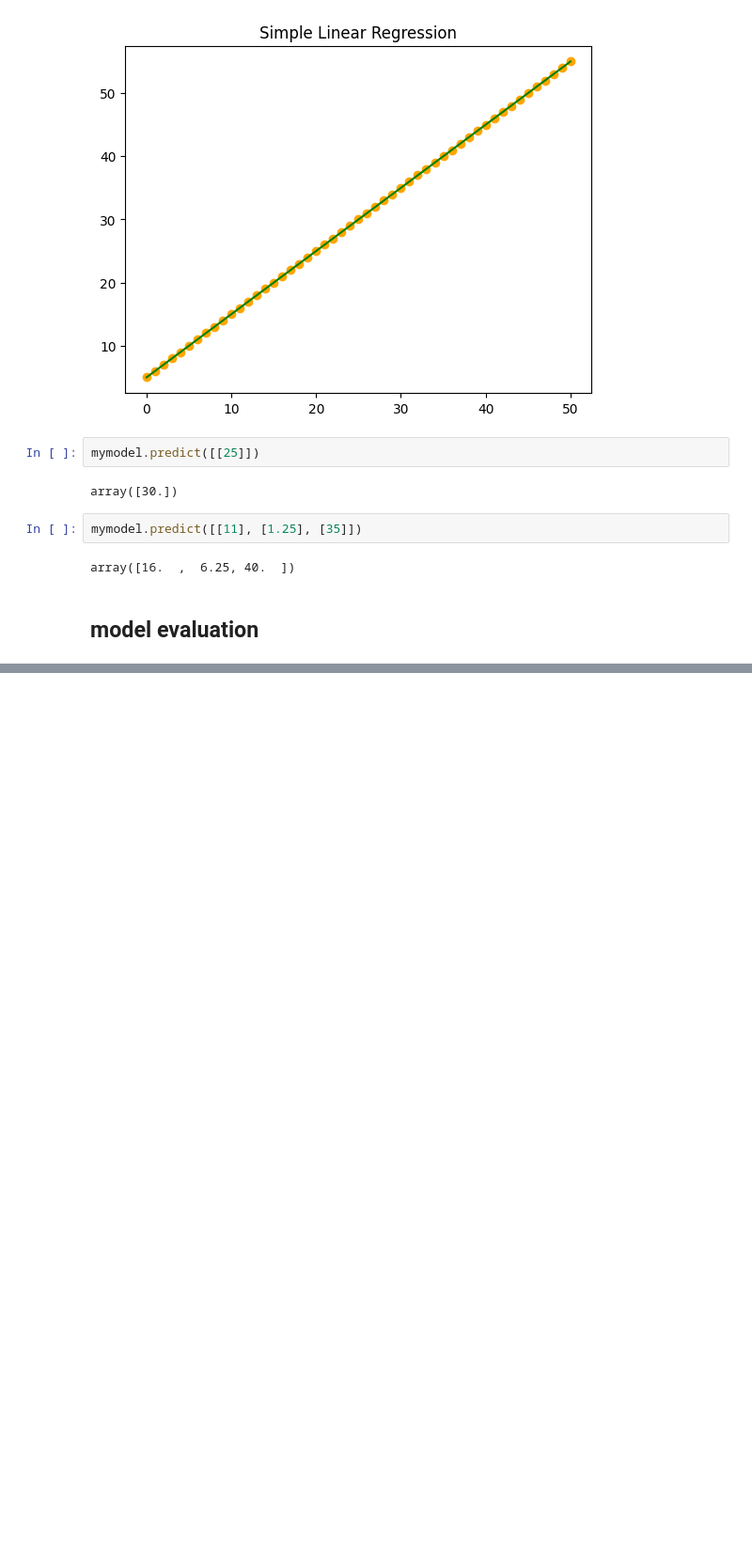
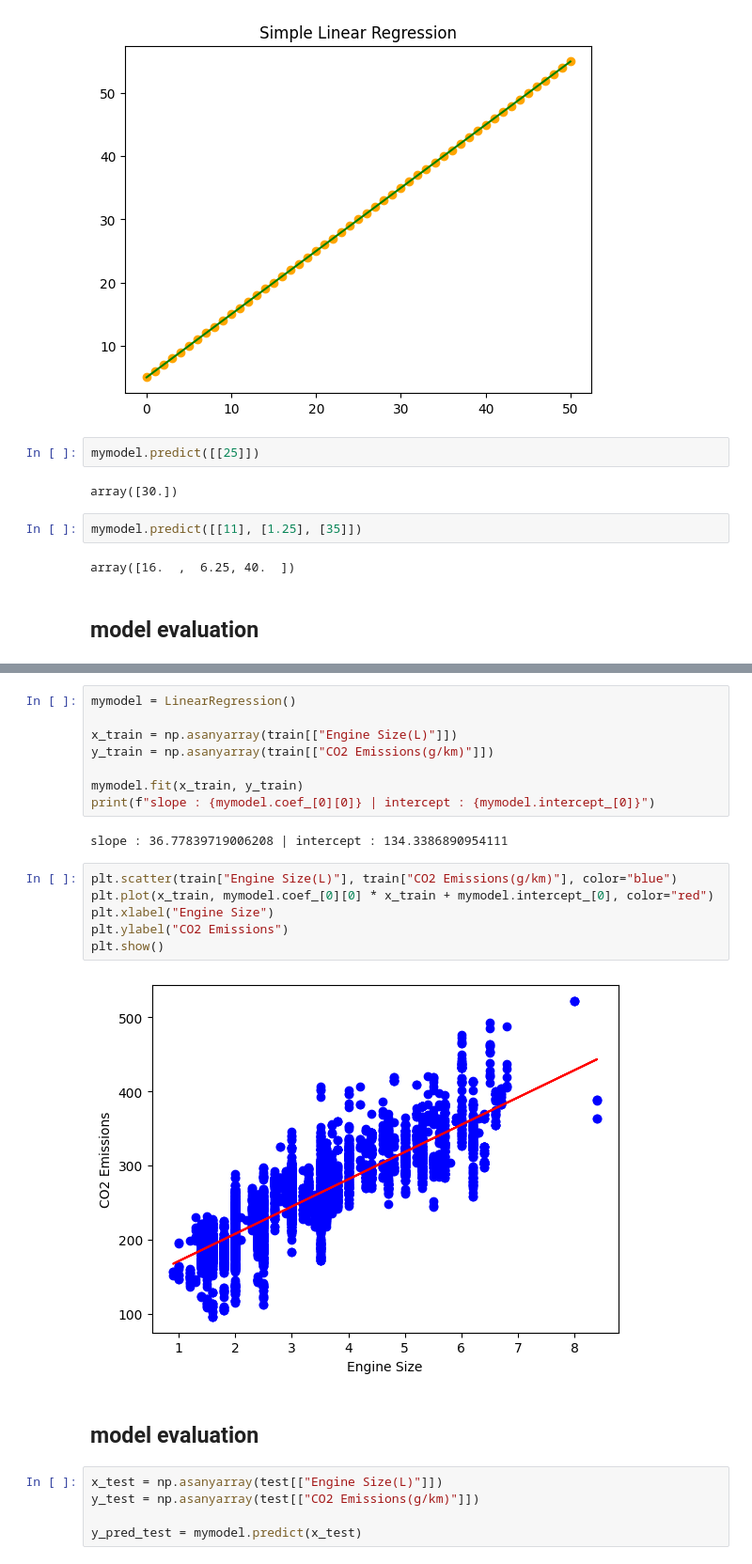
Before and after one commit to fahime9407/Machine-Learning-Path, a Jupyter notebook: regression/slRegression.ipynb, the cells around one changed output, grey strips where cells are left out. Shown: that part at 94% size. Drawn from its saved outputs; the diff is of its cells as text; blank space fills up the shorter version.

Commit message:
the end of learning Simple Linear Regression

```diff
--- a/regression/slRegression.ipynb
+++ b/regression/slRegression.ipynb
@@ -47,0 +118,25 @@ array([16.  ,  6.25, 40.  ])
+# %%
+mymodel = LinearRegression()
+
+x_train = np.asanyarray(train[["Engine Size(L)"]])
+y_train = np.asanyarray(train[["CO2 Emissions(g/km)"]])
+
+mymodel.fit(x_train, y_train)
+print(f"slope : {mymodel.coef_[0][0]} | intercept : {mymodel.intercept_[0]}")
+# %% [output]
+slope : 36.77839719006208 | intercept : 134.3386890954111
+# %%
+plt.scatter(train["Engine Size(L)"], train["CO2 Emissions(g/km)"], color="blue")
+plt.plot(x_train, mymodel.coef_[0][0] * x_train + mymodel.intercept_[0], color="red")
+plt.xlabel("Engine Size")
+plt.ylabel("CO2 Emissions")
+plt.show()
+# %% [output]
+[figure, added]
+# %% [markdown]
+## model evaluation
+# %%
+x_test = np.asanyarray(test[["Engine Size(L)"]])
+y_test = np.asanyarray(test[["CO2 Emissions(g/km)"]])
+
+y_pred_test = mymodel.predict(x_test)
```
Also changed, not shown: parts of 10 cells of this notebook.
